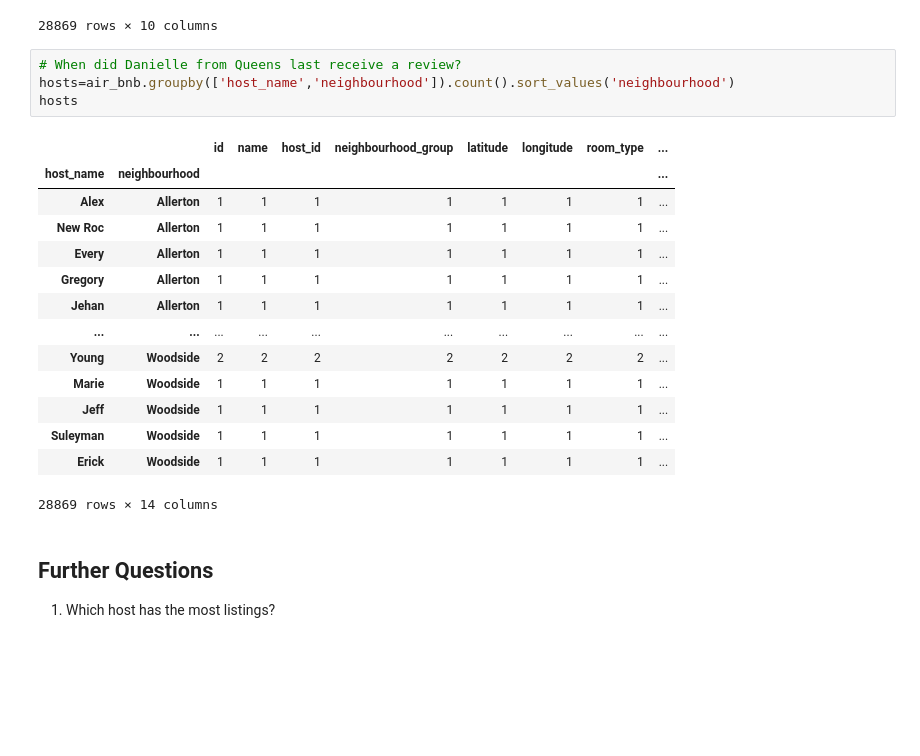
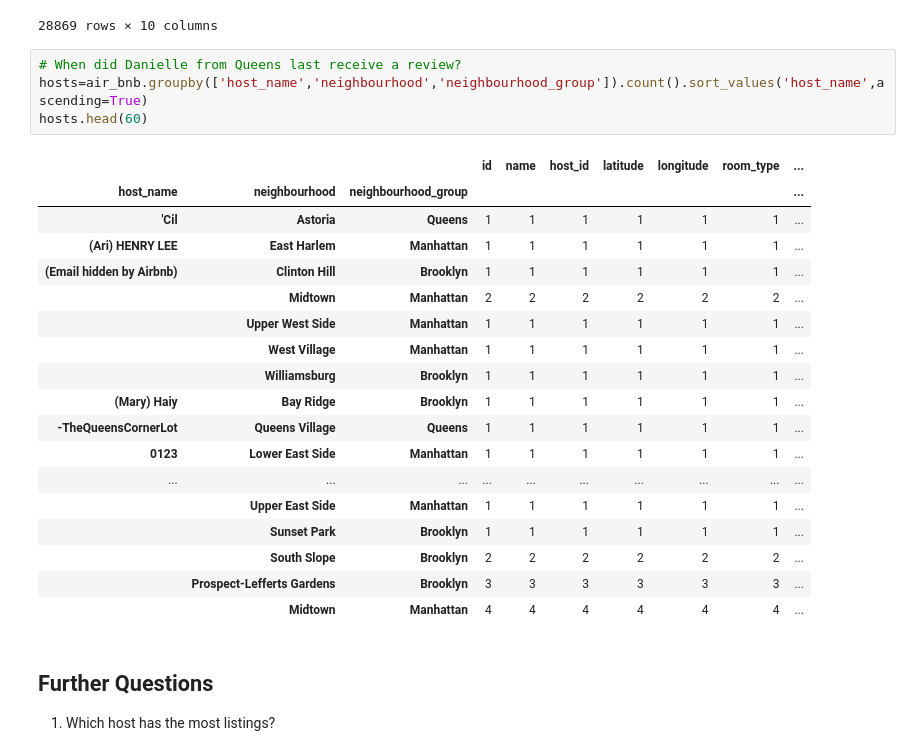
Before and after one commit to nic0mp/Nico_R75_W8D3, a Jupyter notebook: ABB/AirBnB Case Study Project Jupyter notebook.ipynb, the cells around one changed output. Saved outputs shown, nothing was run; the diff lists cells and outputs as text; blank space fills up the shorter version.

```diff
--- a/ABB/AirBnB Case Study Project Jupyter notebook.ipynb
+++ b/ABB/AirBnB Case Study Project Jupyter notebook.ipynb
@@ -173,23 +172,27 @@ Index(['id', 'name', 'host_id', 'host_name', 'neighbourhood_group',
 28869 rows × 10 columns
 # %%
 # When did Danielle from Queens last receive a review?
-hosts=air_bnb.groupby(['host_name','neighbourhood']).count().sort_values('neighbourhood')
-hosts
+hosts=air_bnb.groupby(['host_name','neighbourhood','neighbourhood_group']).count().sort_values('host_name',ascending=True)
+hosts.head(60)
 # %% [output]
-|  |  | id | name | host_id | neighbourhood_group | latitude | longitude | room_type | ... |
-| host_name | neighbourhood |  |  |  |  |  |  |  | ... |
-| Alex | Allerton | 1 | 1 | 1 | 1 | 1 | 1 | 1 | ... |
-| New Roc | Allerton | 1 | 1 | 1 | 1 | 1 | 1 | 1 | ... |
-| Every | Allerton | 1 | 1 | 1 | 1 | 1 | 1 | 1 | ... |
-| Gregory | Allerton | 1 | 1 | 1 | 1 | 1 | 1 | 1 | ... |
-| Jehan | Allerton | 1 | 1 | 1 | 1 | 1 | 1 | 1 | ... |
+|  |  |  | id | name | host_id | latitude | longitude | room_type | ... |
+| host_name | neighbourhood | neighbourhood_group |  |  |  |  |  |  | ... |
+| 'Cil | Astoria | Queens | 1 | 1 | 1 | 1 | 1 | 1 | ... |
+| (Ari) HENRY LEE | East Harlem | Manhattan | 1 | 1 | 1 | 1 | 1 | 1 | ... |
+| (Email hidden by Airbnb) | Clinton Hill | Brooklyn | 1 | 1 | 1 | 1 | 1 | 1 | ... |
+|  | Midtown | Manhattan | 2 | 2 | 2 | 2 | 2 | 2 | ... |
+|  | Upper West Side | Manhattan | 1 | 1 | 1 | 1 | 1 | 1 | ... |
+|  | West Village | Manhattan | 1 | 1 | 1 | 1 | 1 | 1 | ... |
+|  | Williamsburg | Brooklyn | 1 | 1 | 1 | 1 | 1 | 1 | ... |
+| (Mary) Haiy | Bay Ridge | Brooklyn | 1 | 1 | 1 | 1 | 1 | 1 | ... |
+| -TheQueensCornerLot | Queens Village | Queens | 1 | 1 | 1 | 1 | 1 | 1 | ... |
+| 0123 | Lower East Side | Manhattan | 1 | 1 | 1 | 1 | 1 | 1 | ... |
 | ... | ... | ... | ... | ... | ... | ... | ... | ... | ... |
-| Young | Woodside | 2 | 2 | 2 | 2 | 2 | 2 | 2 | ... |
-| Marie | Woodside | 1 | 1 | 1 | 1 | 1 | 1 | 1 | ... |
-| Jeff | Woodside | 1 | 1 | 1 | 1 | 1 | 1 | 1 | ... |
-| Suleyman | Woodside | 1 | 1 | 1 | 1 | 1 | 1 | 1 | ... |
-| Erick | Woodside | 1 | 1 | 1 | 1 | 1 | 1 | 1 | ... |
+|  | Upper East Side | Manhattan | 1 | 1 | 1 | 1 | 1 | 1 | ... |
+|  | Sunset Park | Brooklyn | 1 | 1 | 1 | 1 | 1 | 1 | ... |
+|  | South Slope | Brooklyn | 2 | 2 | 2 | 2 | 2 | 2 | ... |
+|  | Prospect-Lefferts Gardens | Brooklyn | 3 | 3 | 3 | 3 | 3 | 3 | ... |
+|  | Midtown | Manhattan | 4 | 4 | 4 | 4 | 4 | 4 | ... |
-28869 rows × 14 columns
 # %% [markdown]
 ## Further Questions
 
```
Also changed, not shown: parts of 8 cells of this notebook.
